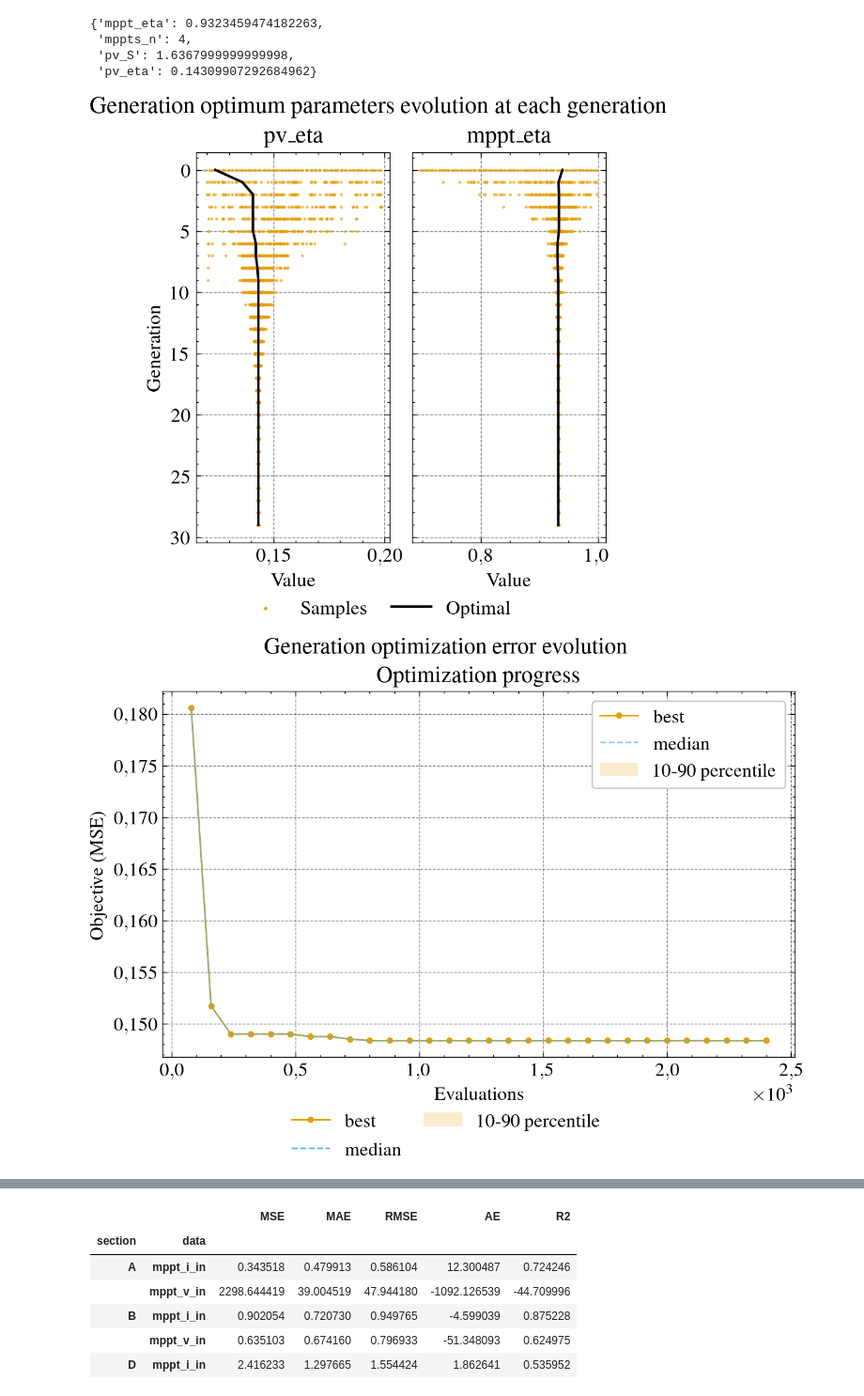
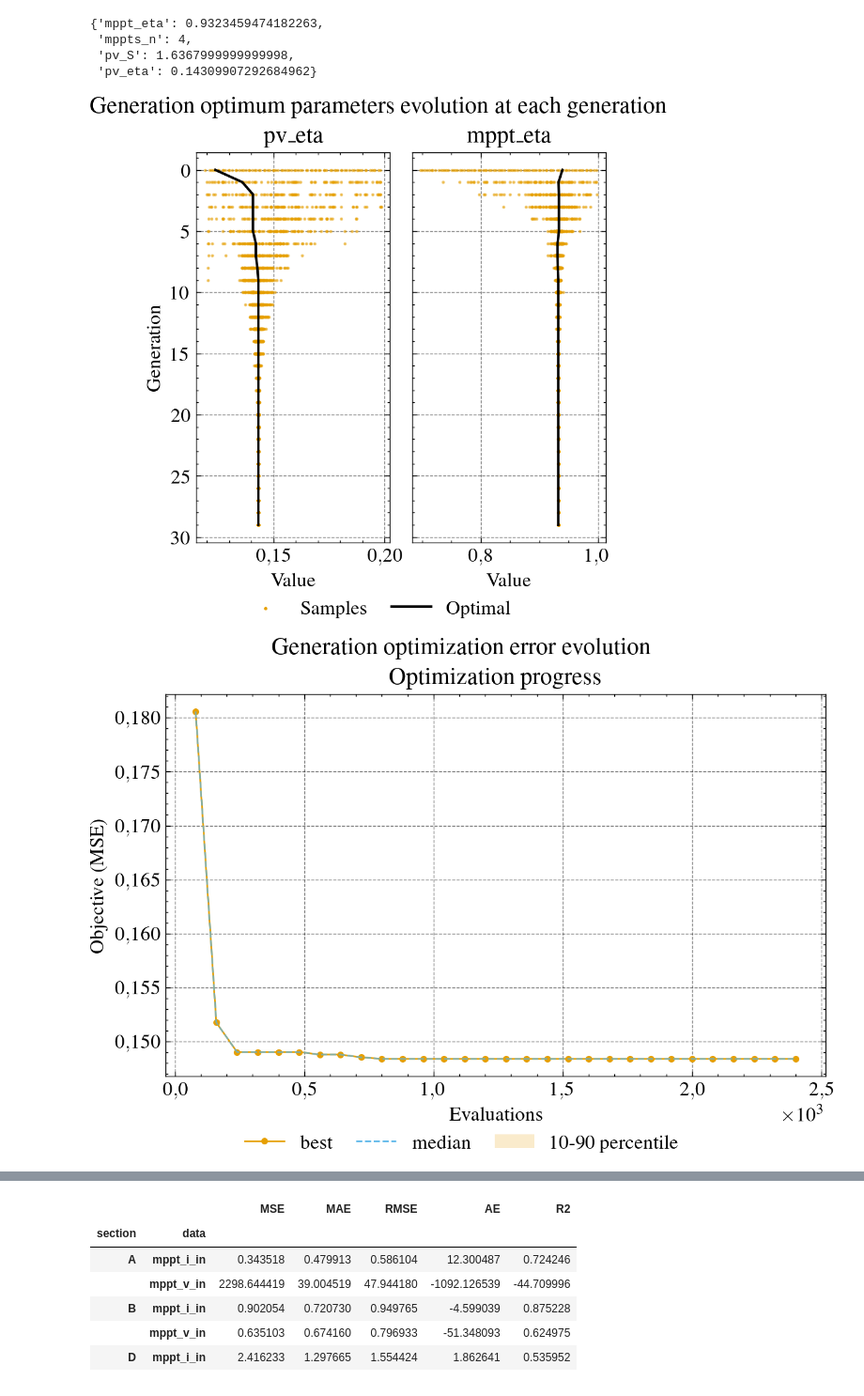
Before and after one commit to joaoantoniocardoso/solarboat_simulator, a Jupyter notebook: models/2020/generation/generation_optimization.ipynb, the cells around one changed output, grey strips where cells are left out. Shown at 94% size. Saved outputs shown, nothing was run; the diff lists cells and outputs as text; code cells hidden in the pictures.

Commit message:
rerun graphs to remove duplicate legends

```diff
--- a/models/2020/generation/generation_optimization.ipynb
+++ b/models/2020/generation/generation_optimization.ipynb
@@ -295,29 +295,29 @@ model_params
 # %%
 # Plot the original data and the fitted curve
 fig_save_and_show(
     filename=f'{latex_img_path}/generation_optimization_params.pdf',
     show_title='Generation optimum parameters evolution at each generation',
     save_title='Evolução dos parâmetros ótimos do modelo PVs+MPPTs à cada geração',
-    ncol=2,
+    ncol=3,
     fig=plot_optimization_params(result, params_bounds=params_bounds, scatter_alpha=0.5, scatter_size=1, show=False)
 )
 
 fig_save_and_show(
     filename=f'{latex_img_path}/generation_optimization_error.pdf',
     show_title='Generation optimization error evolution',
     save_title='Evolução do erro de otimização do modelo da Geração',
-    ncol=2,
+    ncol=3,
     fig=plot_optimization_error(result, show=False),
 )
 
 for col in data_cols:
     fig_save_and_show(
         filename=f'{latex_img_path}/generation_optimization_residuals_{col}_train.pdf',
         show_title=f'Comparison of the signal {col} of the optized model to the train data',
         save_title=f'Comparação do sinal {col} do modelo otimizado com os dados de treino',
-        ncol=2,
+        ncol=3,
         fig=plot_compare(df_train, best_fit_data, col, show=False),
     )
 # %% [output]
 [figure]
-[figure, old version]
+[figure, new version]
```
Also changed, not shown: parts of 4 cells of this notebook, 1 other file.
